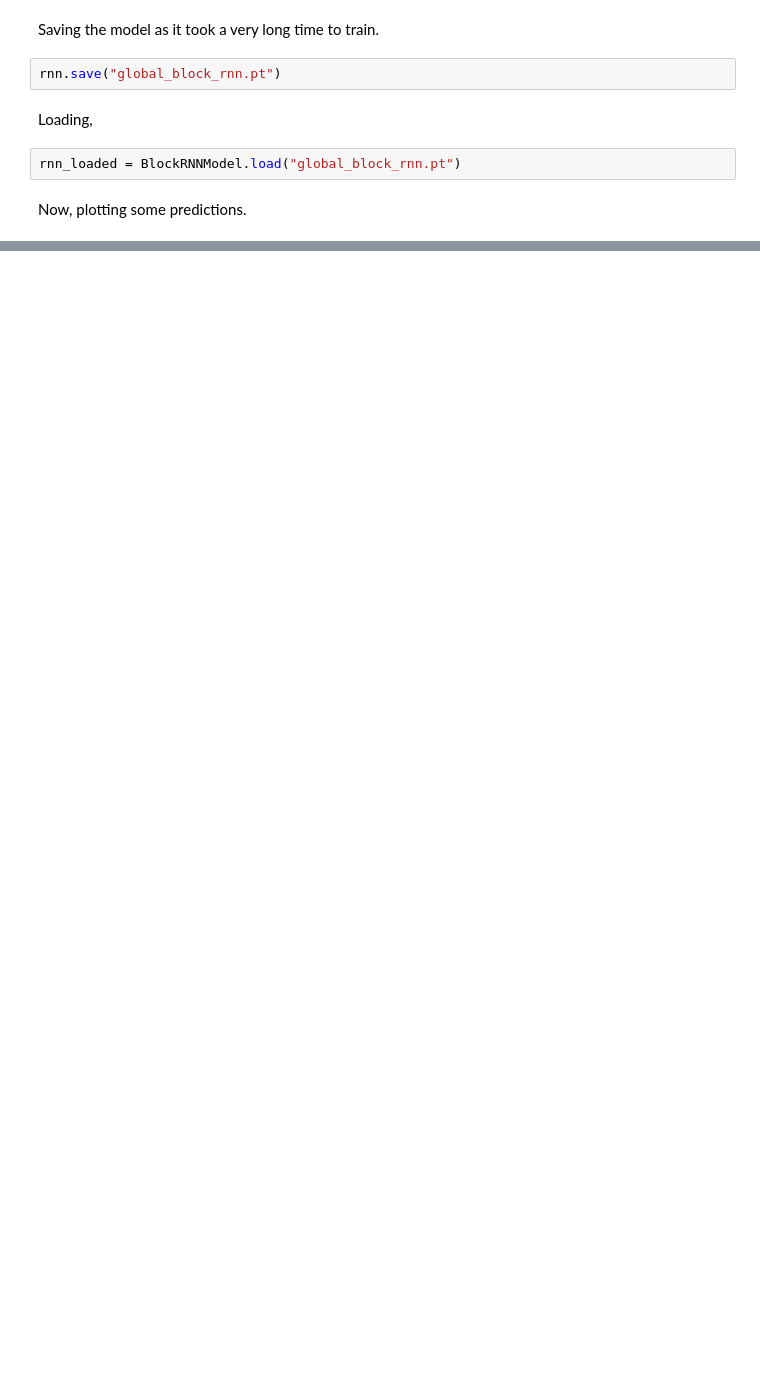
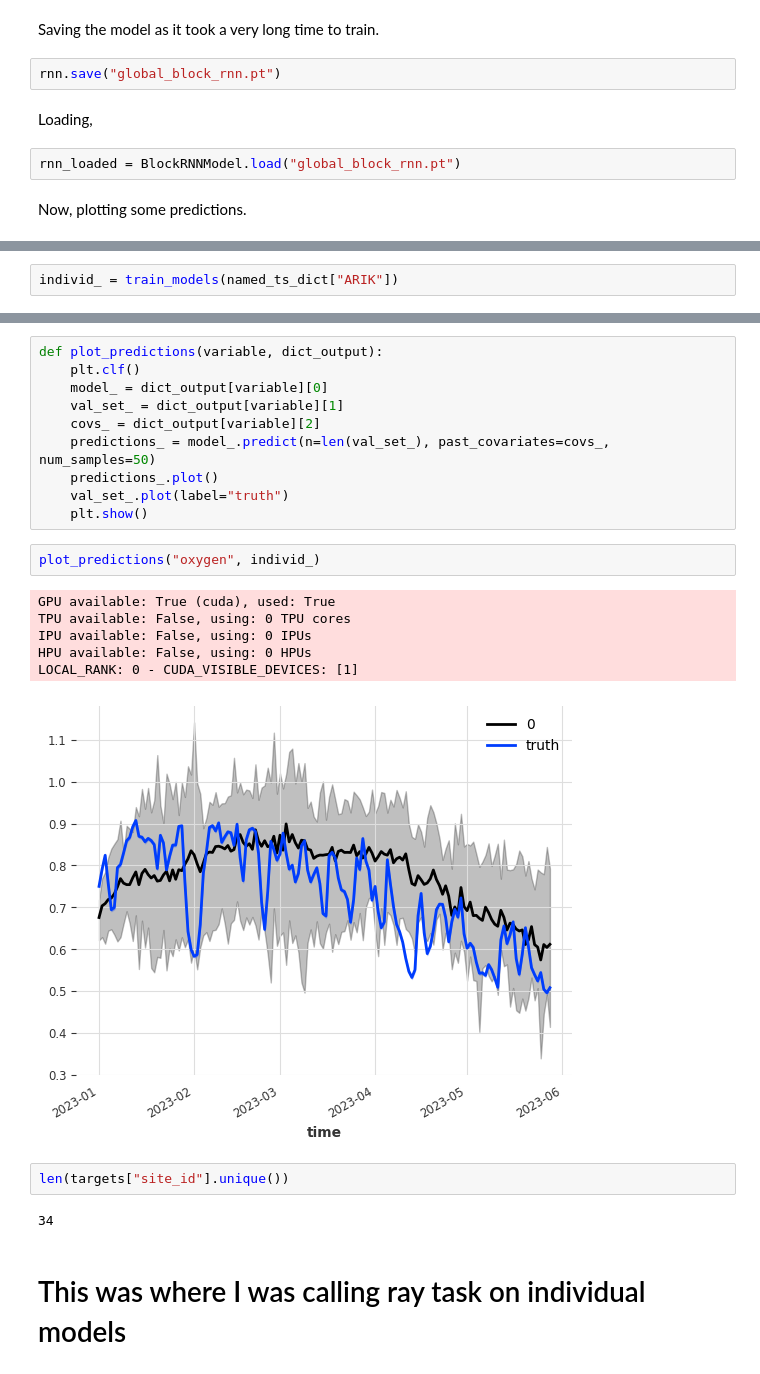
Before and after one commit to boettiger-lab/neon4cast-darts-submit, a Jupyter notebook: batch_exploration.ipynb, the cells around one changed output, grey strips where cells are left out. Drawn from its saved outputs; the diff is of its cells as text; blank space fills up the shorter version.

```diff
--- a/batch_exploration.ipynb
+++ b/batch_exploration.ipynb
@@ -201,0 +347,2 @@ plt.show()
+# %%
+individ_ = train_models(named_ts_dict["ARIK"])
@@ -201,0 +362,25 @@ plt.show()
+# %%
+def plot_predictions(variable, dict_output):
+    plt.clf()
+    model_ = dict_output[variable][0]
+    val_set_ = dict_output[variable][1]
+    covs_ = dict_output[variable][2]
+    predictions_ = model_.predict(n=len(val_set_), past_covariates=covs_, num_samples=50)
+    predictions_.plot()
+    val_set_.plot(label="truth")
+    plt.show()
+# %%
+plot_predictions("oxygen", individ_)
+# %% [output]
+GPU available: True (cuda), used: True
+TPU available: False, using: 0 TPU cores
+IPU available: False, using: 0 IPUs
+HPU available: False, using: 0 HPUs
+LOCAL_RANK: 0 - CUDA_VISIBLE_DEVICES: [1]
+[figure, added]
+# %%
+len(targets["site_id"].unique())
+# %% [output]
+34
+# %% [markdown]
+# This was where I was calling ray task on individual models
```
Also changed, not shown: parts of 15 cells of this notebook.
